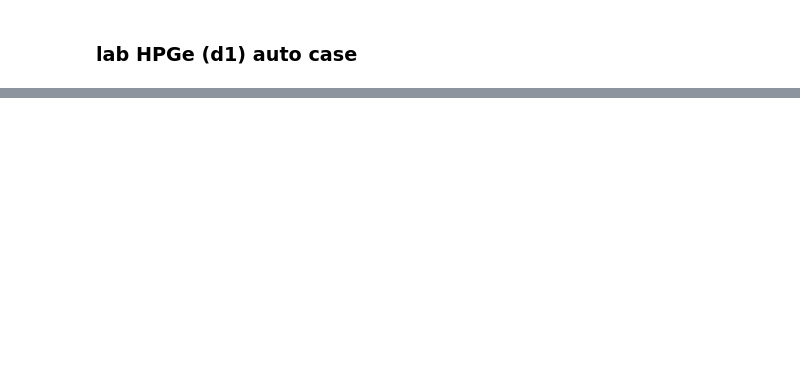
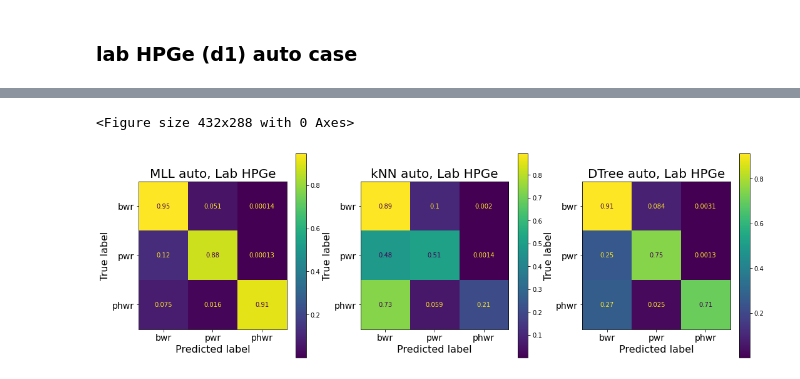
Before and after one commit to opotowsky/process_results, a Jupyter notebook: confusion_matrix.ipynb, the cells around one changed output, grey strips where cells are left out. Saved outputs shown, nothing was run; the diff lists cells and outputs as text; code cells hidden in the pictures; blank space fills up the shorter version.

```diff
--- a/confusion_matrix.ipynb
+++ b/confusion_matrix.ipynb
@@ -79,0 +87,5 @@ dtr_cm.plot()
+# %%
+plot_cm([mll_cm, knn_cm, dtr_cm], ' auto, Lab HPGe')
+# %% [output]
+<Figure size 432x288 with 0 Axes>
+[figure, added]
```
Also changed, not shown: parts of 10 cells of this notebook, 1 other file.
